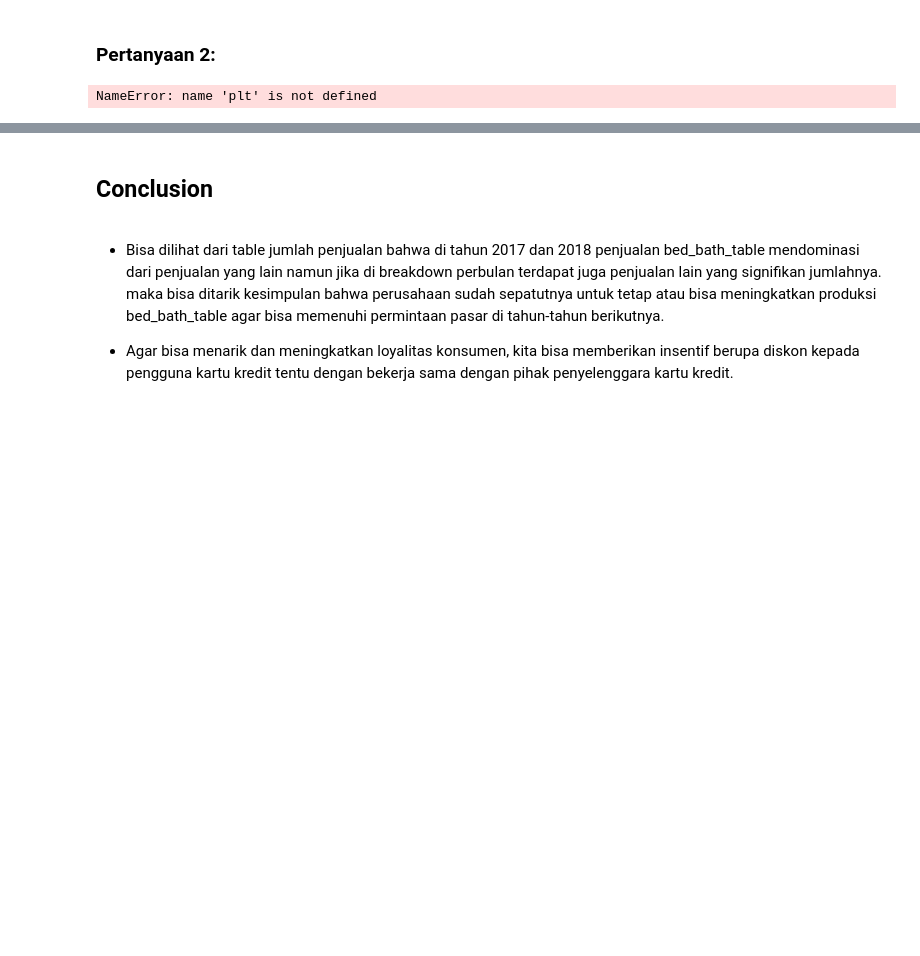
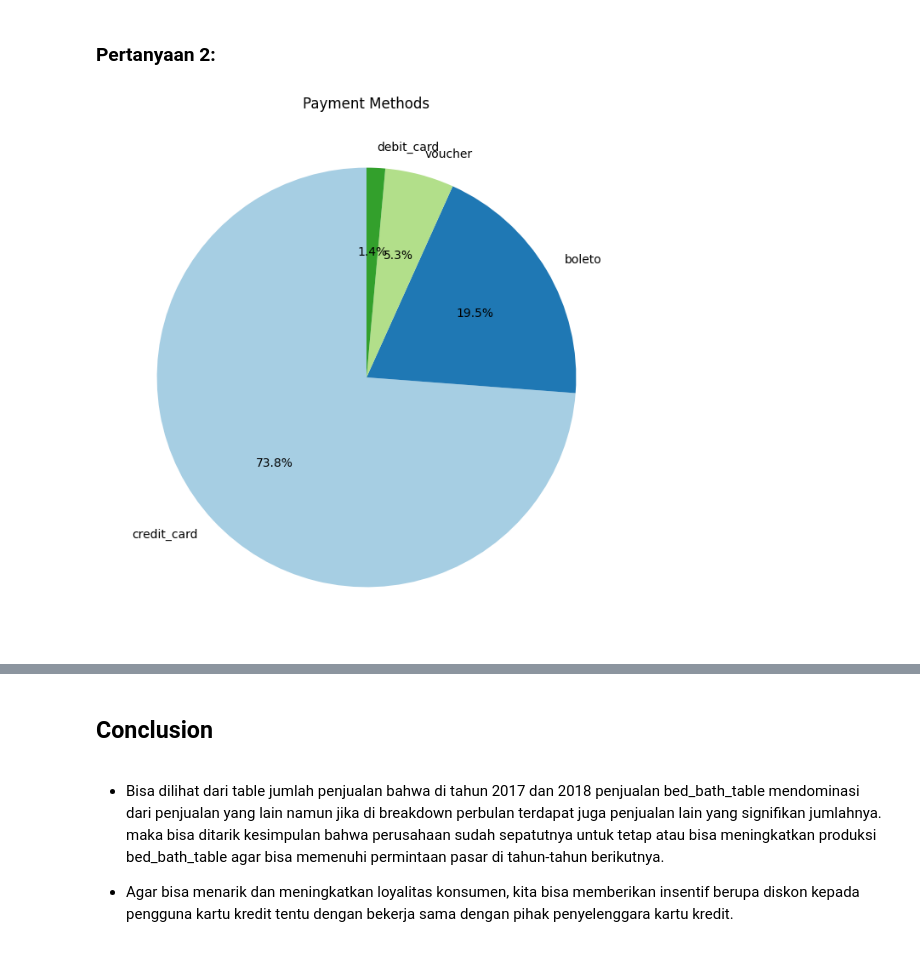
Before and after one commit to karna0811-bd/dicoding-assessment, a Jupyter notebook: notebook.ipynb, the cells around one changed output, grey strips where cells are left out. Saved outputs shown, nothing was run; the diff lists cells and outputs as text; code cells hidden in the pictures; blank space fills up the shorter version.

```diff
--- a/notebook.ipynb
+++ b/notebook.ipynb
@@ -324,14 +399,14 @@ KeyError: 'month'
 # %% [markdown]
 ### Pertanyaan 2:
 # %%
-
+df = pd.DataFrame(payment_type_df)
 
 # Create a pie chart
 plt.figure(figsize=(8, 8))
 plt.pie(payment_type_df['count'], labels=payment_type_df['payment_type'], autopct='%1.1f%%', startangle=90, colors=plt.cm.Paired.colors)
 plt.title('Payment Methods')
 
 # Show the plot
 plt.show()
 # %% [output]
-NameError: name 'plt' is not defined
+[figure, added]
```
Also changed, not shown: parts of 7 cells of this notebook.
